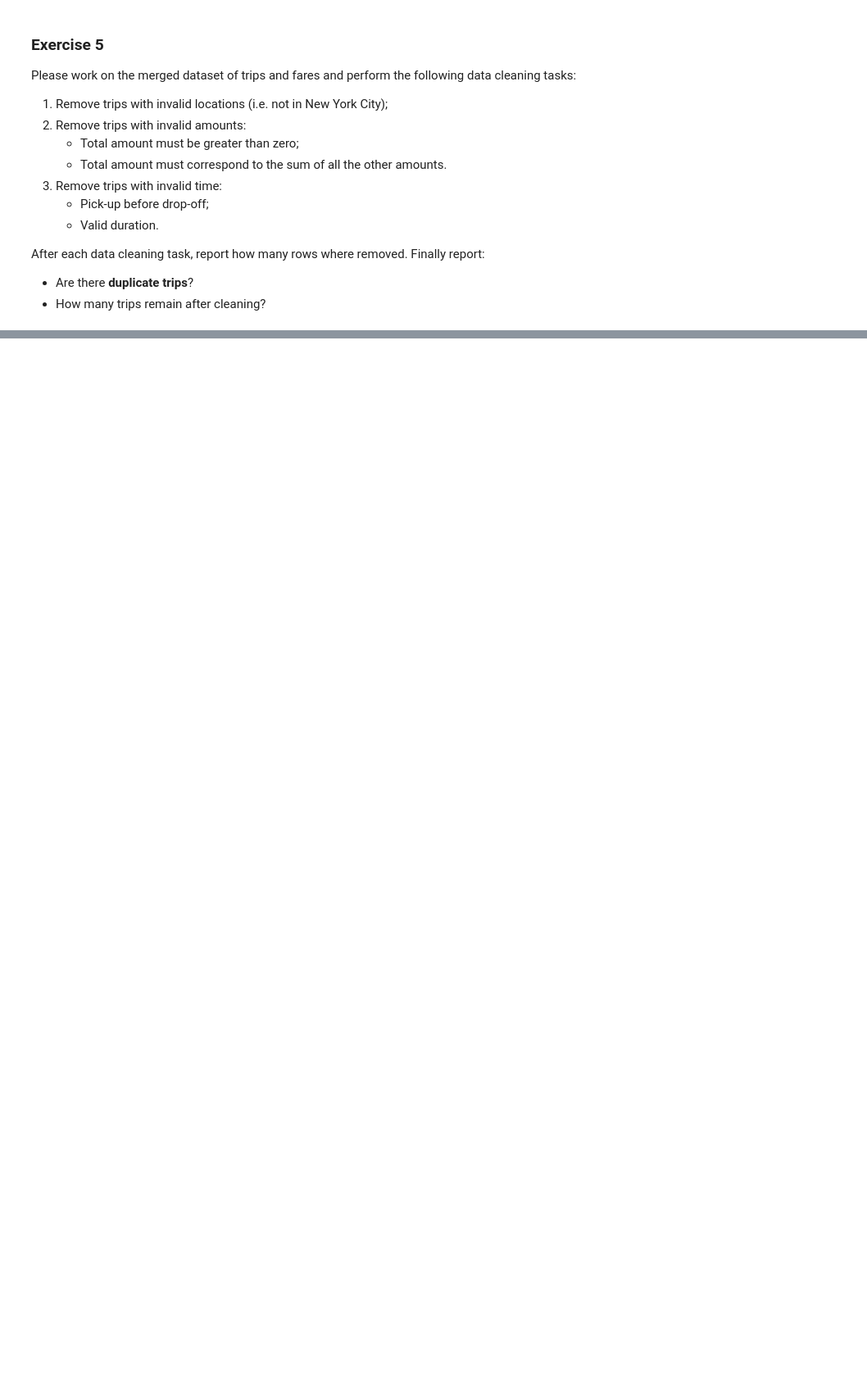
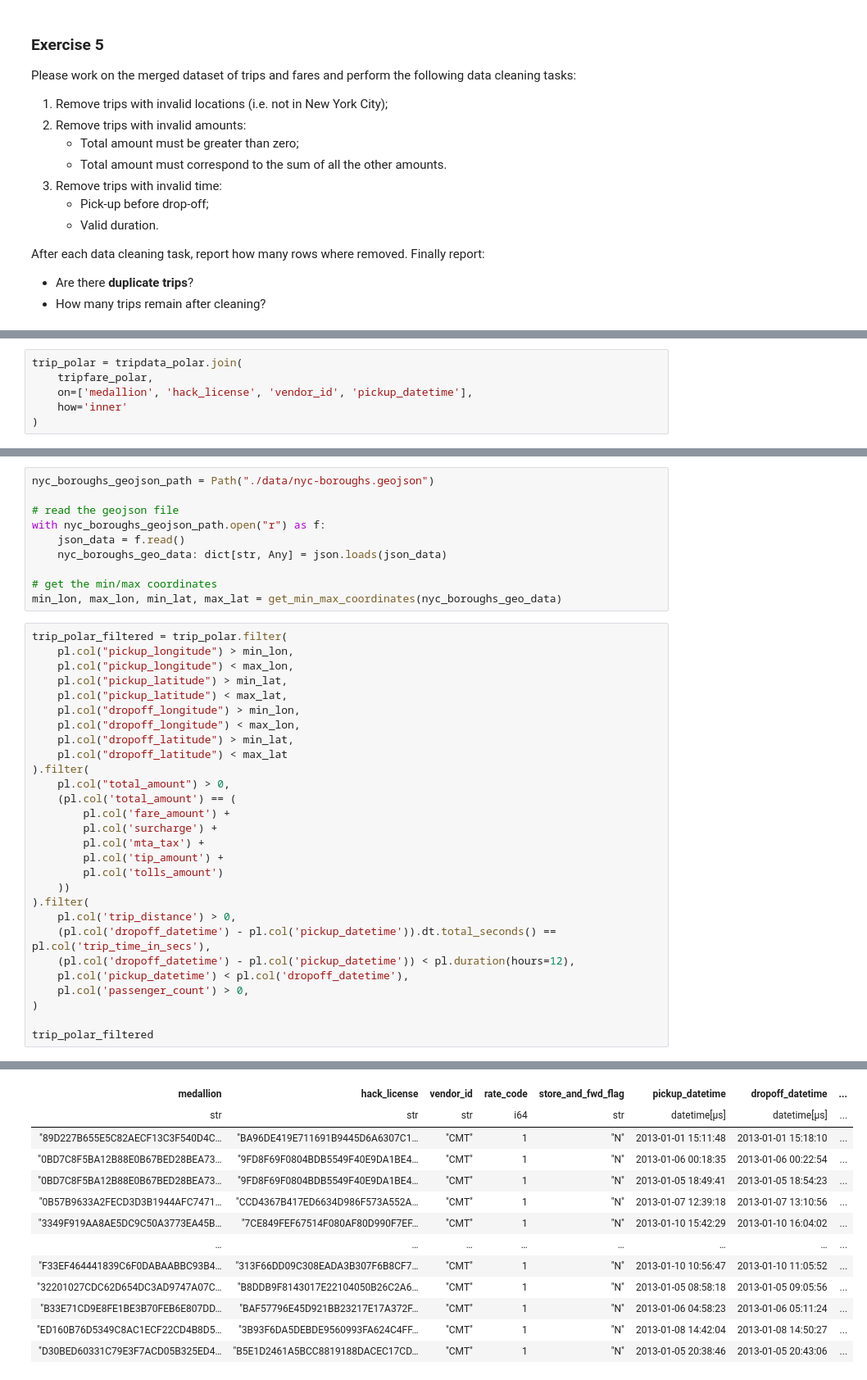
Before and after one commit to MattiaBiancini/Visual-Analytics, a Jupyter notebook: Assignment3/Assignment3.ipynb, the cells around one changed output, grey strips where cells are left out. Shown: that part at 82% size. Drawn from its saved outputs; the diff is of its cells as text; blank space fills up the shorter version.

```diff
--- a/Assignment3/Assignment3.ipynb
+++ b/Assignment3/Assignment3.ipynb
@@ -483,0 +359,6 @@ The current offset in the file is 17600 bytes.
+# %%
+trip_polar = tripdata_polar.join(
+    tripfare_polar,
+    on=['medallion', 'hack_license', 'vendor_id', 'pickup_datetime'],
+    how='inner'
+)
@@ -483,0 +391,39 @@ The current offset in the file is 17600 bytes.
+# %%
+nyc_boroughs_geojson_path = Path("./data/nyc-boroughs.geojson")
+
+# read the geojson file
+with nyc_boroughs_geojson_path.open("r") as f:
+    json_data = f.read()
+    nyc_boroughs_geo_data: dict[str, Any] = json.loads(json_data)
+
+# get the min/max coordinates
+min_lon, max_lon, min_lat, max_lat = get_min_max_coordinates(nyc_boroughs_geo_data)
+# %%
+trip_polar_filtered = trip_polar.filter(
+    pl.col("pickup_longitude") > min_lon,
+    pl.col("pickup_longitude") < max_lon,
+    pl.col("pickup_latitude") > min_lat,
+    pl.col("pickup_latitude") < max_lat,
+    pl.col("dropoff_longitude") > min_lon,
+    pl.col("dropoff_longitude") < max_lon,
+    pl.col("dropoff_latitude") > min_lat,
+    pl.col("dropoff_latitude") < max_lat
+).filter(
+    pl.col("total_amount") > 0,
+    (pl.col('total_amount') == (
+        pl.col('fare_amount') +
+        pl.col('surcharge') +
+        pl.col('mta_tax') +
+        pl.col('tip_amount') +
+        pl.col('tolls_amount')
+    ))
+).filter(
+    pl.col('trip_distance') > 0,
+    (pl.col('dropoff_datetime') - pl.col('pickup_datetime')).dt.total_seconds() == pl.col('trip_time_in_secs'),
+    (pl.col('dropoff_datetime') - pl.col('pickup_datetime')) < pl.duration(hours=12),
+    pl.col('pickup_datetime') < pl.col('dropoff_datetime'),
+    pl.col('passenger_count') > 0,
+)
+
+trip_polar_filtered
+# %% [output]
@@ -483,0 +431,13 @@ The current offset in the file is 17600 bytes.
+| medallion | hack_license | vendor_id | rate_code | store_and_fwd_flag | pickup_datetime | dropoff_datetime | ... |
+| str | str | str | i64 | str | datetime[μs] | datetime[μs] | ... |
+| "89D227B655E5C82AECF13C3F540D4C… | "BA96DE419E711691B9445D6A6307C1… | "CMT" | 1 | "N" | 2013-01-01 15:11:48 | 2013-01-01 15:18:10 | ... |
+| "0BD7C8F5BA12B88E0B67BED28BEA73… | "9FD8F69F0804BDB5549F40E9DA1BE4… | "CMT" | 1 | "N" | 2013-01-06 00:18:35 | 2013-01-06 00:22:54 | ... |
+| "0BD7C8F5BA12B88E0B67BED28BEA73… | "9FD8F69F0804BDB5549F40E9DA1BE4… | "CMT" | 1 | "N" | 2013-01-05 18:49:41 | 2013-01-05 18:54:23 | ... |
+| "0B57B9633A2FECD3D3B1944AFC7471… | "CCD4367B417ED6634D986F573A552A… | "CMT" | 1 | "N" | 2013-01-07 12:39:18 | 2013-01-07 13:10:56 | ... |
+| "3349F919AA8AE5DC9C50A3773EA45B… | "7CE849FEF67514F080AF80D990F7EF… | "CMT" | 1 | "N" | 2013-01-10 15:42:29 | 2013-01-10 16:04:02 | ... |
+| … | … | … | … | … | … | … | ... |
+| "F33EF464441839C6F0DABAABBC93B4… | "313F66DD09C308EADA3B307F6B8CF7… | "CMT" | 1 | "N" | 2013-01-10 10:56:47 | 2013-01-10 11:05:52 | ... |
+| "32201027CDC62D654DC3AD9747A07C… | "B8DDB9F8143017E22104050B26C2A6… | "CMT" | 1 | "N" | 2013-01-05 08:58:18 | 2013-01-05 09:05:56 | ... |
+| "B33E71CD9E8FE1BE3B70FEB6E807DD… | "BAF57796E45D921BB23217E17A372F… | "CMT" | 1 | "N" | 2013-01-06 04:58:23 | 2013-01-06 05:11:24 | ... |
+| "ED160B76D5349C8AC1ECF22CD4B8D5… | "3B93F6DA5DEBDE9560993FA624C4FF… | "CMT" | 1 | "N" | 2013-01-08 14:42:04 | 2013-01-08 14:50:27 | ... |
+| "D30BED60331C79E3F7ACD05B325ED4… | "B5E1D2461A5BCC8819188DACEC17CD… | "CMT" | 1 | "N" | 2013-01-05 20:38:46 | 2013-01-05 20:43:06 | ... |
```
Also changed, not shown: parts of 32 cells of this notebook.
